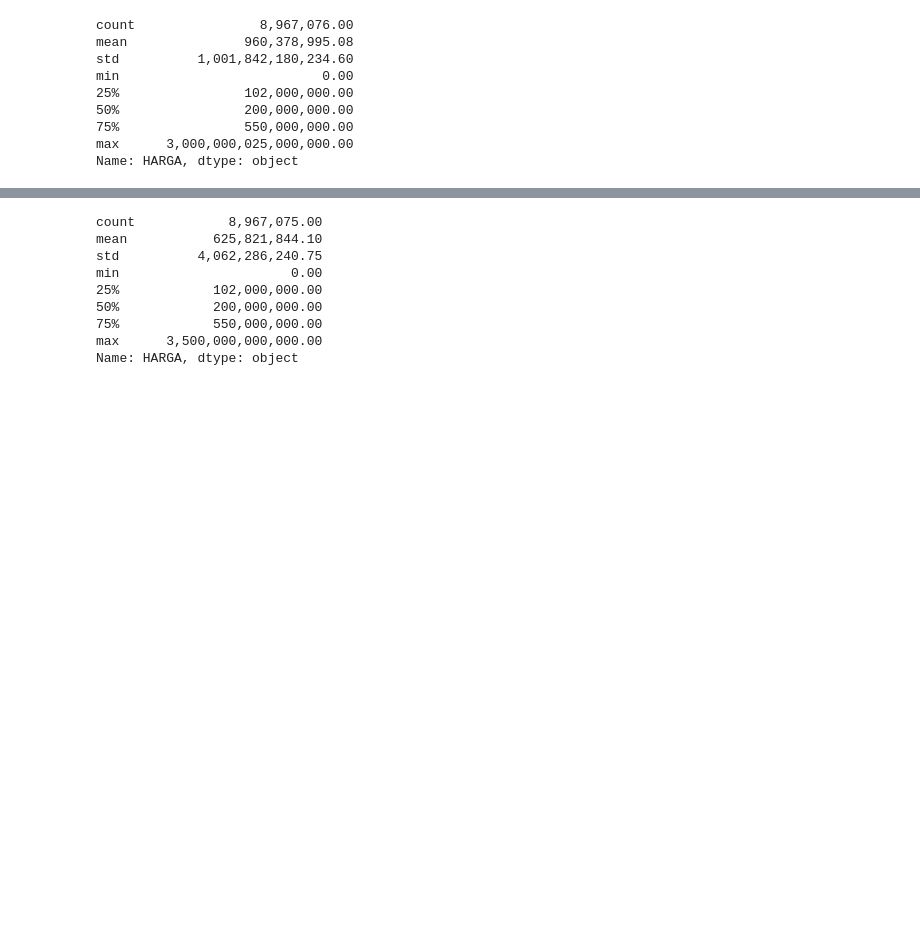
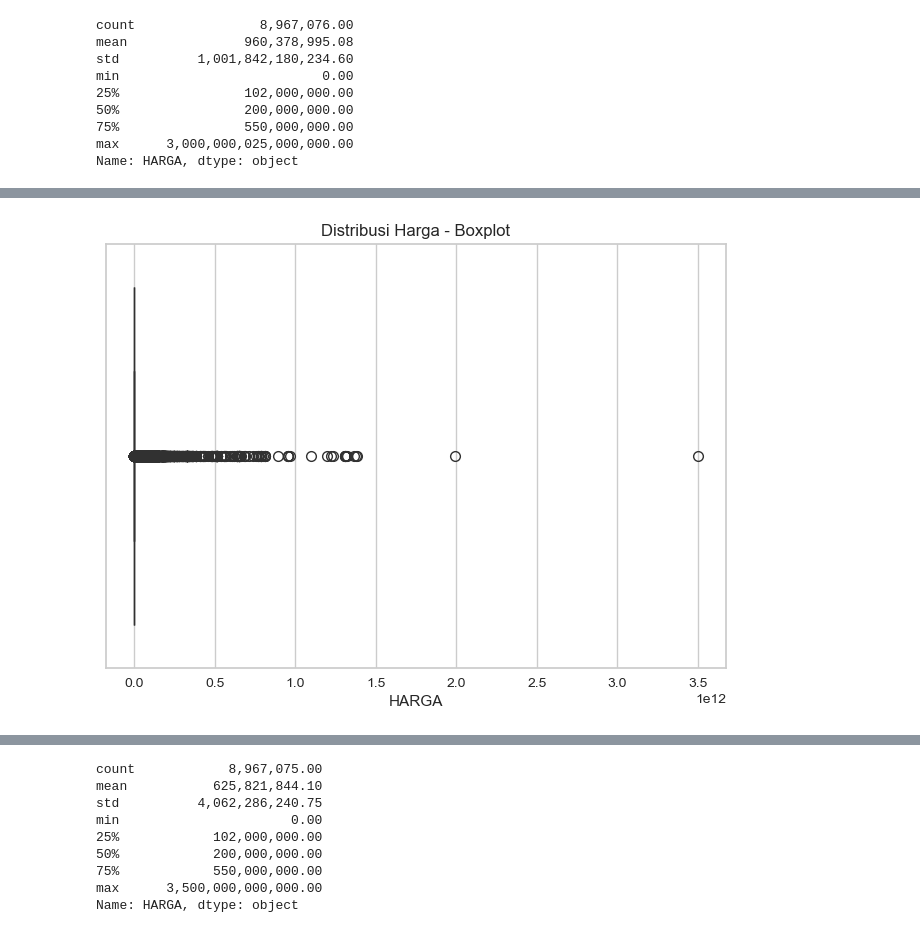
Before and after one commit to gopaspsb/MLFlow, a Jupyter notebook: Kelompok 2_PHTB.ipynb, the cells around one changed output, grey strips where cells are left out. Saved outputs shown, nothing was run; the diff lists cells and outputs as text; code cells hidden in the pictures; blank space fills up the shorter version.

```diff
--- a/Kelompok 2_PHTB.ipynb
+++ b/Kelompok 2_PHTB.ipynb
@@ -262,3 +397,11 @@ See the caveats in the documentation: https://pandas.pydata.org/pandas-docs/stab
+# %%
+# Distribusi Harga - 2
+
+sns.boxplot(x=df_0224["HARGA"])
+plt.title("Distribusi Harga - Boxplot")
+plt.show()
+# %% [output]
+[figure, added]
 # %%
 # lihat row data dengan harga tertinggi setelah menghapus max harga dan tampilkan pemisah ribuan
 
```
Also changed, not shown: parts of 56 cells of this notebook, 2 other files.
